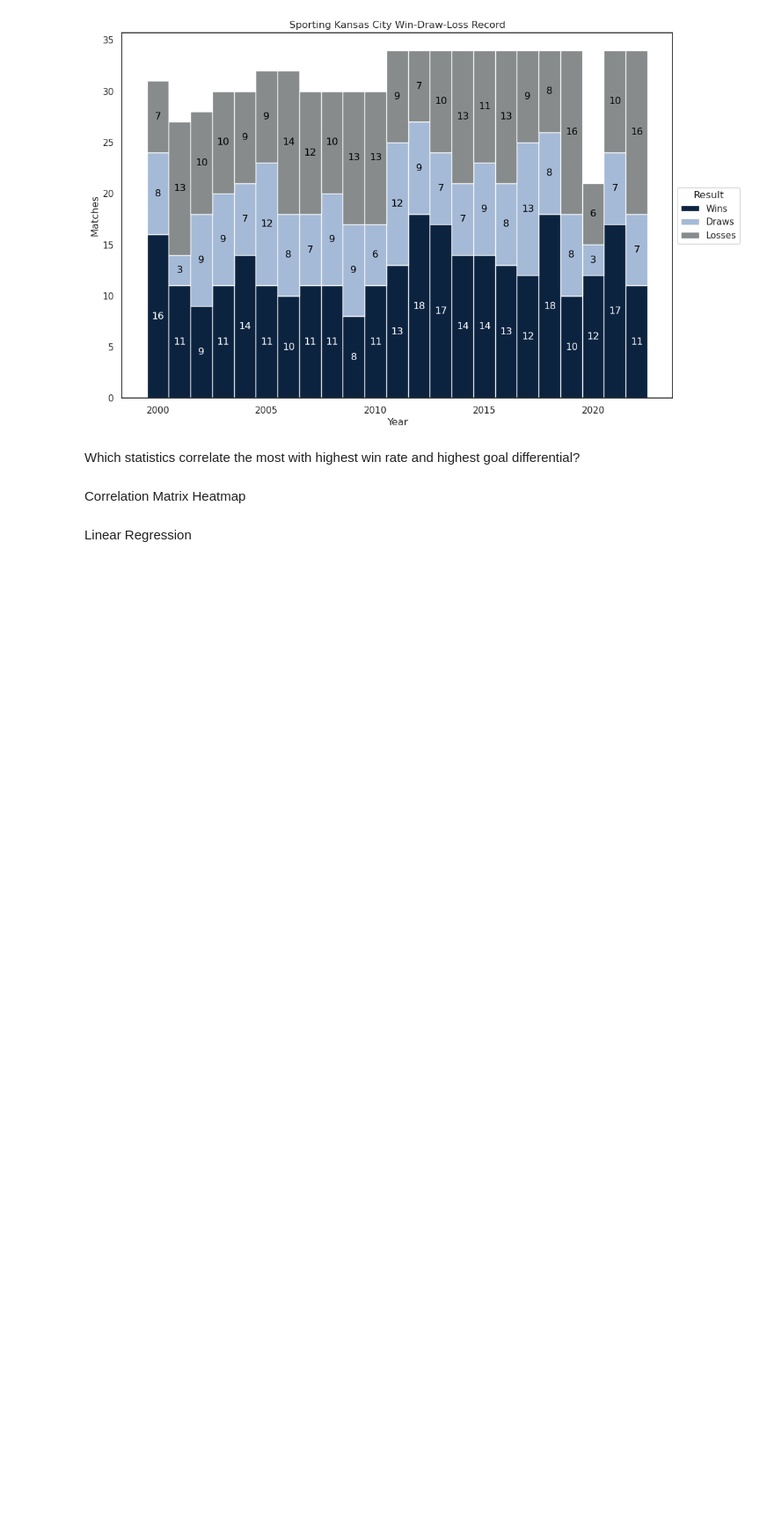
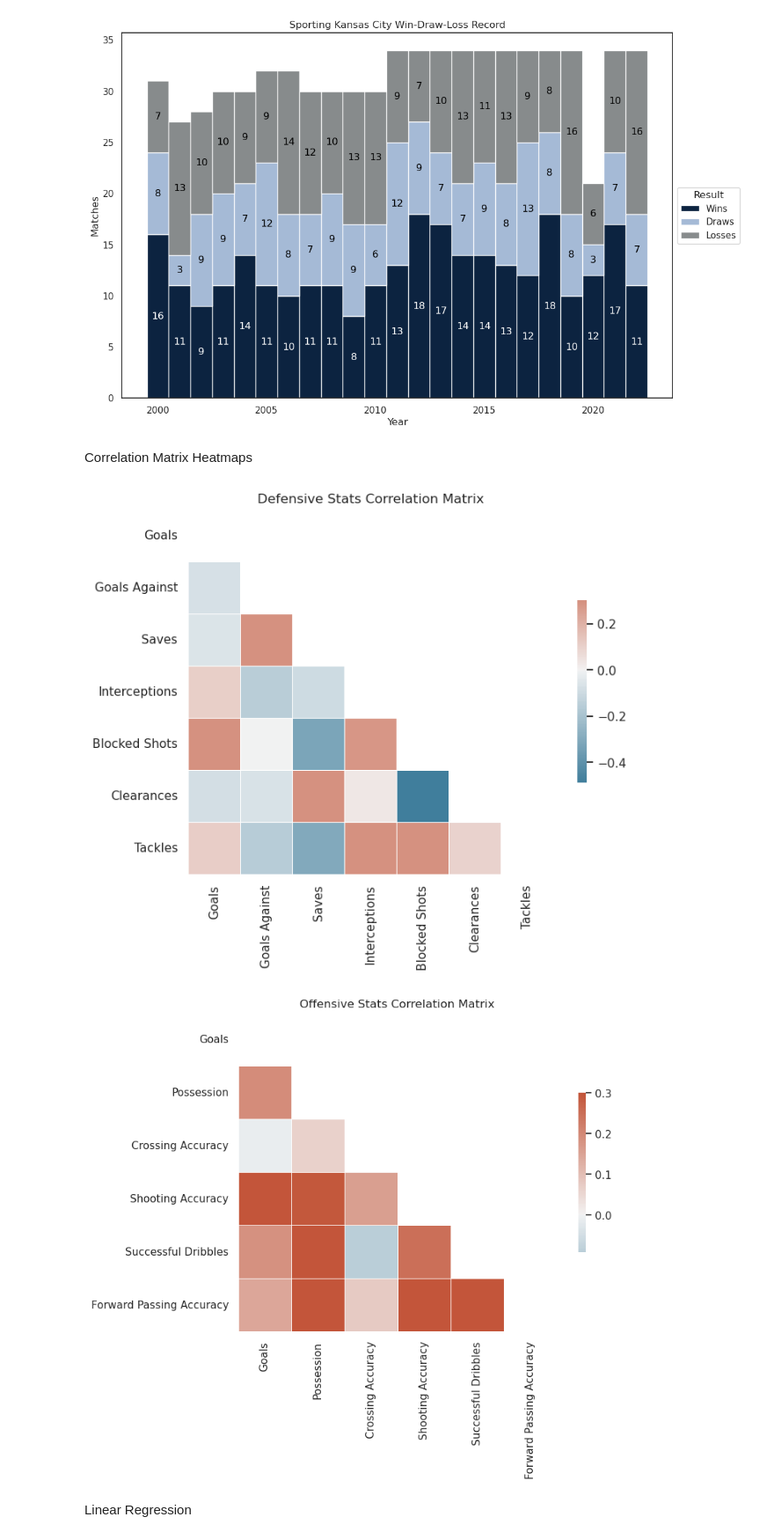
Before and after one commit to gtorrini/portfolio, a Jupyter notebook: data/mls_demo.ipynb, the cells around one changed output. Shown at 88% size. Drawn from its saved outputs; the diff is of its cells as text; code cells hidden in the pictures; blank space fills up the shorter version.

```diff
--- a/data/mls_demo.ipynb
+++ b/data/mls_demo.ipynb
@@ -152,9 +139,39 @@ ax.legend(title='Result', loc='center left', bbox_to_anchor=(1, 0.5))
 ax.set(title='Sporting Kansas City Win-Draw-Loss Record', xlabel='Year', ylabel='Matches');
 # %% [output]
 [figure]
-# %% [markdown]
-Which statistics correlate the most with highest win rate and highest goal differential?
 # %% [markdown]
-Correlation Matrix Heatmap
+Correlation Matrix Heatmaps
+# %%
+assert mls_clubs is not None
+
+# Make defensive dataframe
+defend_df = pd.DataFrame({'Goals': mls_clubs['regular_season_statistics.goals'], 'Goals Against': mls_clubs['regular_season_statistics.goals_conceded'], 'Saves': mls_clubs['regular_season_statistics.saves'],
+                          'Interceptions': mls_clubs['regular_season_statistics.interception'], 'Blocked Shots': mls_clubs['regular_season_statistics.blocked_scoring_att'],
+                          'Clearances': mls_clubs['regular_season_statistics.total_clearance'], 'Tackles': mls_clubs['regular_season_statistics.won_tackle']})
+
+# Construct passing/offensive dataframe
+attack_df = pd.DataFrame({'Goals': mls_clubs['regular_season_statistics.goals'], 'Possession': mls_clubs['regular_season_statistics.possession_percentage'],
+                          'Crossing Accuracy': mls_clubs['regular_season_statistics.accurate_cross_per'], 'Shooting Accuracy': mls_clubs['regular_season_statistics.accurate_shooting_per'],
+                          'Successful Dribbles': mls_clubs['regular_season_statistics.successfull_dribble'], 'Forward Passing Accuracy': mls_clubs['regular_season_statistics.accurate_fwd_zone_pass_per']})
+
+# Plot correlation matrices
+def_corr = defend_df.corr()
+def_mask = np.triu(np.ones_like(def_corr, dtype=bool))
+att_corr = attack_df.corr()
+att_mask = np.triu(np.ones_like(att_corr, dtype=bool))     # create mask for upper right
+
+f, ax = plt.subplots(figsize=(8, 6))
+sns.heatmap(def_corr, mask=def_mask, cmap=cmap, vmax=.3, center=0,
+            square=True, linewidths=.5, cbar_kws={"shrink": .5})
+ax.set(title='Defensive Stats Correlation Matrix');
+
+f, ax = plt.subplots(figsize=(8, 6))
+cmap = sns.diverging_palette(230, 20, as_cmap=True)
+sns.heatmap(att_corr, mask=att_mask, cmap=cmap, vmax=.3, center=0,
+            square=True, linewidths=.5, cbar_kws={"shrink": .5})
+ax.set(title='Offensive Stats Correlation Matrix');
+# %% [output]
+[figure, added]
+[figure, added]
 # %% [markdown]
 Linear Regression
```
Also changed, not shown: parts of 7 cells of this notebook.
